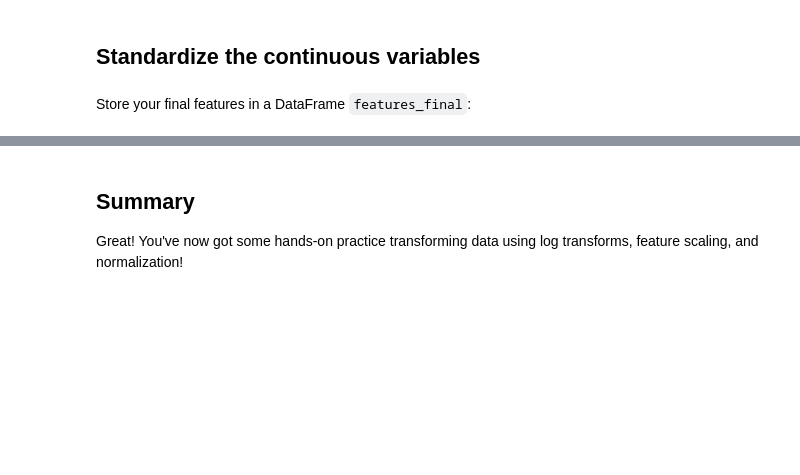
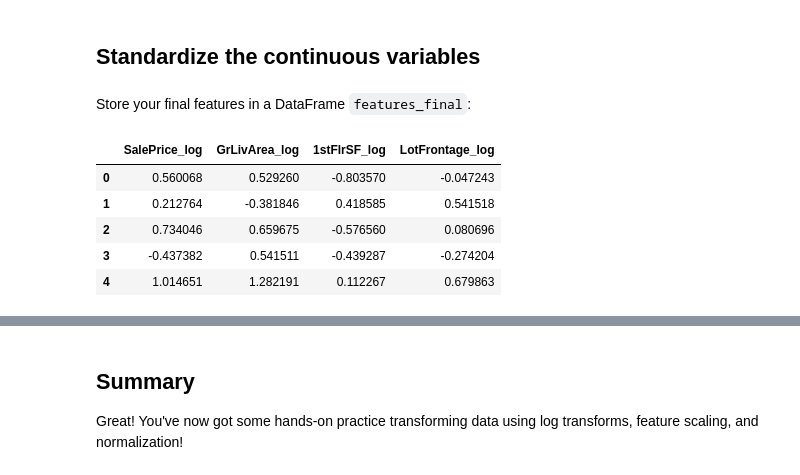
Before and after one commit to Marissa841/dsc-feature-scaling-and-normalization-lab, a Jupyter notebook: index.ipynb, the cells around one changed output, grey strips where cells are left out. Saved outputs shown, nothing was run; the diff lists cells and outputs as text; code cells hidden in the pictures; blank space fills up the shorter version.

```diff
--- a/index.ipynb
+++ b/index.ipynb
@@ -97,0 +132,3 @@ ames_cont = None
+# %%
+for x in ames_cont:
+    ames[f'{x}_log'] = np.log(ames[x])
@@ -101,3 +148,5 @@ ames_cont = None
 ## Standardize the continuous variables
 # %% [markdown]
 Store your final features in a DataFrame `features_final`:
+# %%
+features_final = ames[[x for x in ames.columns if '_log' in x]]
@@ -103,0 +155,11 @@ Store your final features in a DataFrame `features_final`:
+# %%
+st = StandardScaler()
+final_df = pd.DataFrame(st.fit_transform(features_final), columns = features_final.columns)
+final_df.head()
+# %% [output]
+|  | SalePrice_log | GrLivArea_log | 1stFlrSF_log | LotFrontage_log |
+| 0 | 0.560068 | 0.529260 | -0.803570 | -0.047243 |
+| 1 | 0.212764 | -0.381846 | 0.418585 | 0.541518 |
+| 2 | 0.734046 | 0.659675 | -0.576560 | 0.080696 |
+| 3 | -0.437382 | 0.541511 | -0.439287 | -0.274204 |
+| 4 | 1.014651 | 1.282191 | 0.112267 | 0.679863 |
```
Also changed, not shown: parts of 9 cells of this notebook.
